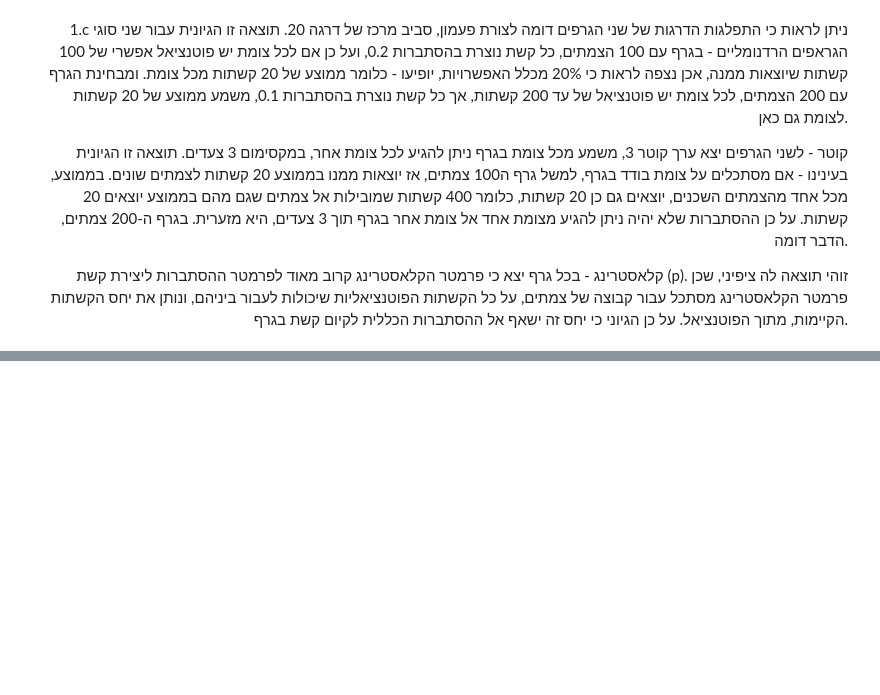
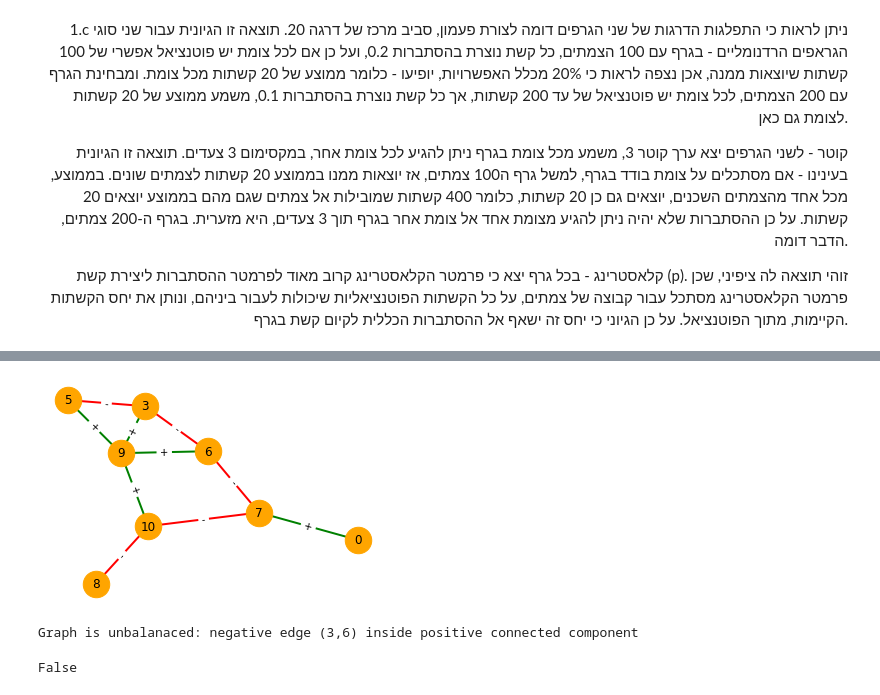
Before and after one commit to offekg/AASN, a Jupyter notebook: HW1 (1).ipynb, the cells around one changed output, grey strips where cells are left out. Drawn from its saved outputs; the diff is of its cells as text; code cells hidden in the pictures; blank space fills up the shorter version.

```diff
--- a/HW1 (1).ipynb
+++ b/HW1 (1).ipynb
@@ -135,0 +190,29 @@ Clustering coefficient: 0.10147170183926386
+# %%
+G3=nx.Graph()
+# Add nodes by specifying their positions
+G3.add_node('10')
+G3.add_node('9')
+G3.add_node('8')
+G3.add_node('7')
+G3.add_node('6')
+G3.add_node('5')
+G3.add_node('3')
+G3.add_node('0')
+# Add edges by defining weight and label
+G3.add_edge('10','9', label='+')
+G3.add_edge('10','8', label='-')
+G3.add_edge('10','7', label='-')
+G3.add_edge('9','3',  label='+')
+G3.add_edge('9','6', label='+')
+G3.add_edge('9','5', label='+')
+G3.add_edge('7','0', label='+')
+G3.add_edge('7','6', label='-')
+G3.add_edge('6','3', label='-')
+G3.add_edge('5','3', label='-')
+
+draw_signed_graph(G3)
+check_balance(G3)
+# %% [output]
+[figure, added]
+Graph is unbalanaced: negative edge (3,6) inside positive connected component
+False
```
Also changed, not shown: parts of 20 cells of this notebook.
